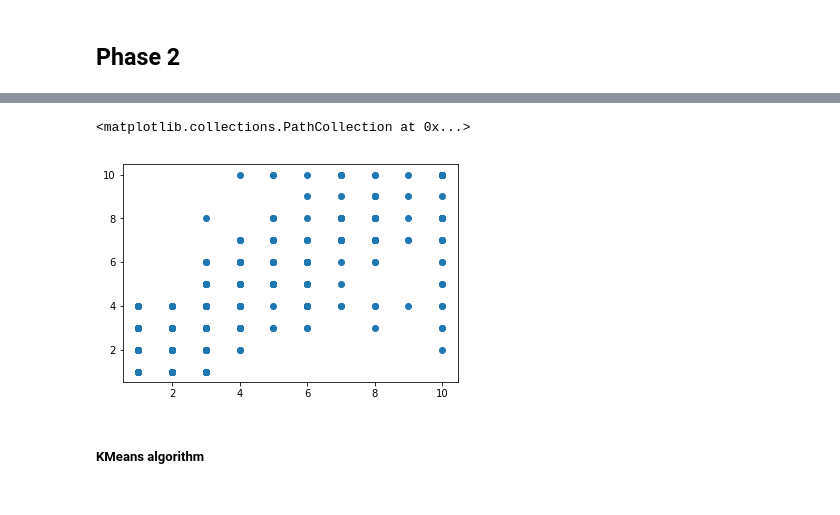
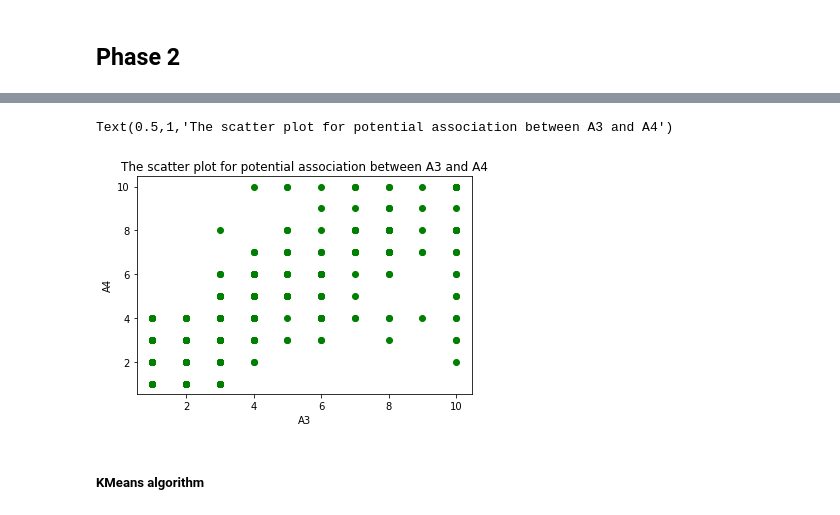
Before and after one commit to psiddam/FA18INFO-G9-PythonProject, a Jupyter notebook: Phase2/Code/Final Project Phase2.ipynb, the cells around one changed output, grey strips where cells are left out. Saved outputs shown, nothing was run; the diff lists cells and outputs as text; code cells hidden in the pictures.

```diff
--- a/Phase2/Code/Final Project Phase2.ipynb
+++ b/Phase2/Code/Final Project Phase2.ipynb
@@ -232,11 +233,14 @@ f7 = df["A7"].values
 f8 = df["A8"].values
 f9 = df["A9"].values
 f10 = df["A10"].values
-# %%
-plt.scatter(f3,f4)
-# %% [output]
-<matplotlib.collections.PathCollection at 0x...>
-[figure, removed]
+# %%
+plt.scatter(f3,f4,c="g")
+plt.xlabel ('A3')
+plt.ylabel ('A4')
+plt.title ('The scatter plot for potential association between A3 and A4')
+# %% [output]
+Text(0.5,1,'The scatter plot for potential association between A3 and A4')
+[figure, added]
 # %% [markdown]
 ##### KMeans algorithm
 # %%
```
Also changed, not shown: parts of 6 cells of this notebook.
